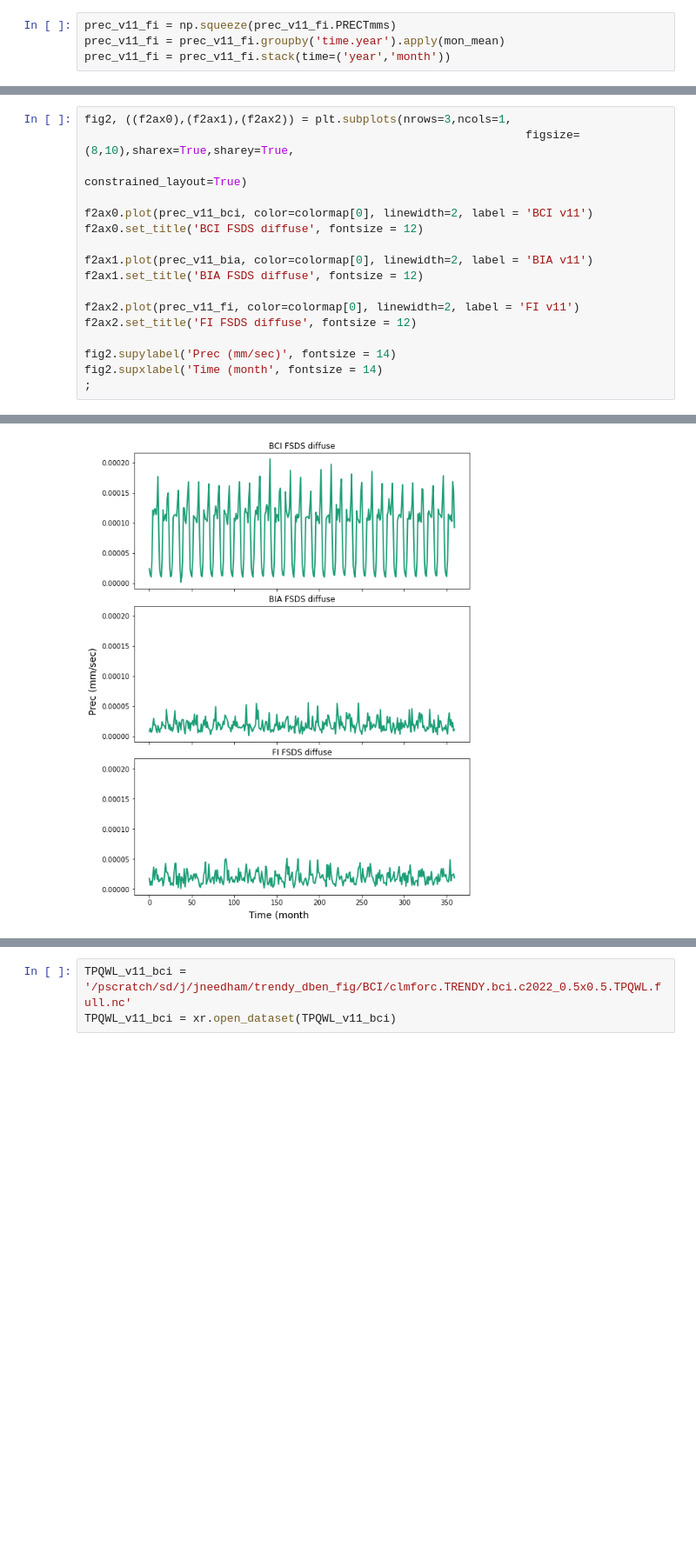
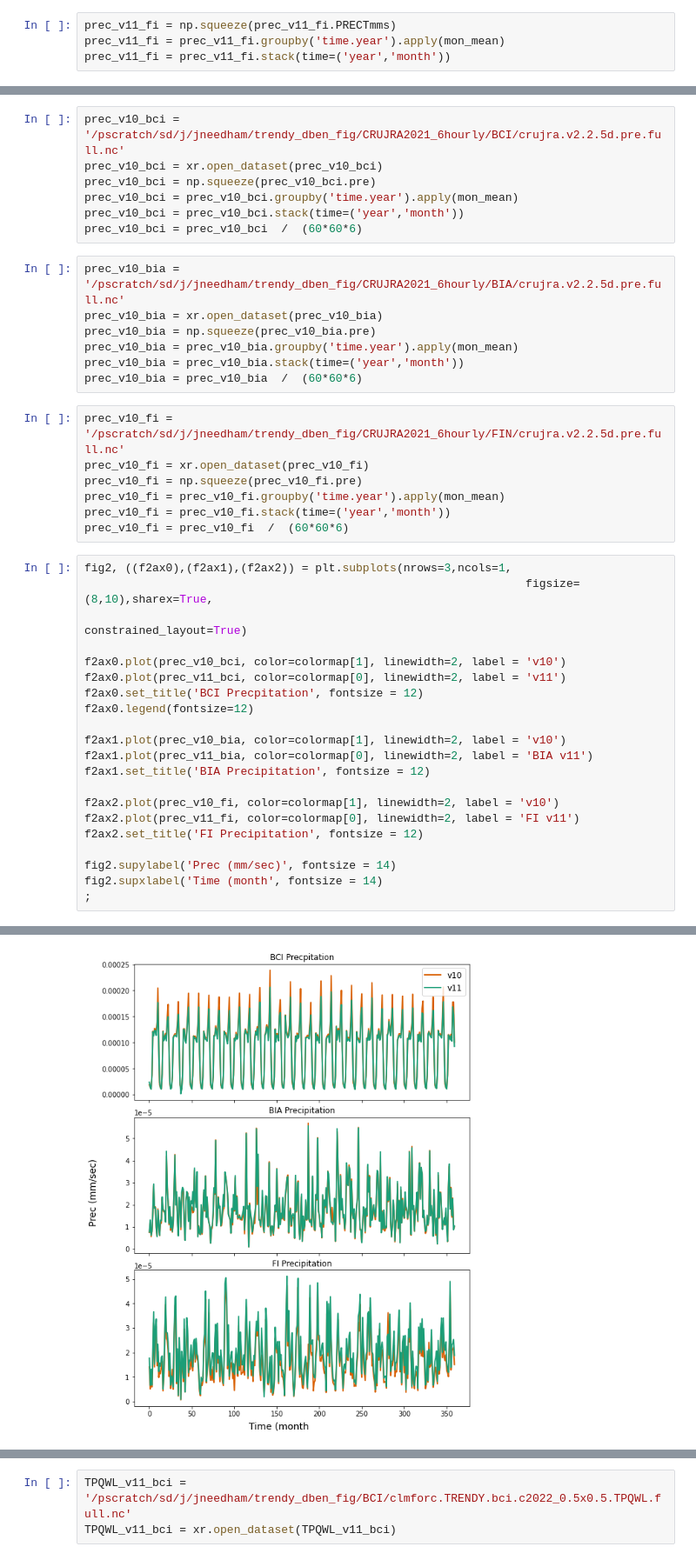
Before and after one commit to JessicaNeedham/FATES-plotting-scripts, a Jupyter notebook: Trendy_10_v_11.ipynb, the cells around one changed output, grey strips where cells are left out. Shown at 87% size. Saved outputs shown, nothing was run; the diff lists cells and outputs as text; blank space fills up the shorter version.

```diff
--- a/Trendy_10_v_11.ipynb
+++ b/Trendy_10_v_11.ipynb
@@ -116,20 +177,45 @@ prec_v11_fi = prec_v11_fi.stack(time=('year','month'))
+# %%
+prec_v10_bci = '/pscratch/sd/j/jneedham/trendy_dben_fig/CRUJRA2021_6hourly/BCI/crujra.v2.2.5d.pre.full.nc'
+prec_v10_bci = xr.open_dataset(prec_v10_bci)
+prec_v10_bci = np.squeeze(prec_v10_bci.pre)
+prec_v10_bci = prec_v10_bci.groupby('time.year').apply(mon_mean)
+prec_v10_bci = prec_v10_bci.stack(time=('year','month'))
+prec_v10_bci = prec_v10_bci  /  (60*60*6)
+# %%
+prec_v10_bia = '/pscratch/sd/j/jneedham/trendy_dben_fig/CRUJRA2021_6hourly/BIA/crujra.v2.2.5d.pre.full.nc'
+prec_v10_bia = xr.open_dataset(prec_v10_bia)
+prec_v10_bia = np.squeeze(prec_v10_bia.pre)
+prec_v10_bia = prec_v10_bia.groupby('time.year').apply(mon_mean)
+prec_v10_bia = prec_v10_bia.stack(time=('year','month'))
+prec_v10_bia = prec_v10_bia  /  (60*60*6)
+# %%
+prec_v10_fi = '/pscratch/sd/j/jneedham/trendy_dben_fig/CRUJRA2021_6hourly/FIN/crujra.v2.2.5d.pre.full.nc'
+prec_v10_fi = xr.open_dataset(prec_v10_fi)
+prec_v10_fi = np.squeeze(prec_v10_fi.pre)
+prec_v10_fi = prec_v10_fi.groupby('time.year').apply(mon_mean)
+prec_v10_fi = prec_v10_fi.stack(time=('year','month'))
+prec_v10_fi = prec_v10_fi  /  (60*60*6)
 # %%
 fig2, ((f2ax0),(f2ax1),(f2ax2)) = plt.subplots(nrows=3,ncols=1,
-                                                                 figsize=(8,10),sharex=True,sharey=True,
+                                                                 figsize=(8,10),sharex=True,
                                                                 constrained_layout=True)
 
-f2ax0.plot(prec_v11_bci, color=colormap[0], linewidth=2, label = 'BCI v11')
-f2ax0.set_title('BCI FSDS diffuse', fontsize = 12)
+f2ax0.plot(prec_v10_bci, color=colormap[1], linewidth=2, label = 'v10')
+f2ax0.plot(prec_v11_bci, color=colormap[0], linewidth=2, label = 'v11')
+f2ax0.set_title('BCI Precpitation', fontsize = 12)
+f2ax0.legend(fontsize=12)
 
+f2ax1.plot(prec_v10_bia, color=colormap[1], linewidth=2, label = 'v10')
 f2ax1.plot(prec_v11_bia, color=colormap[0], linewidth=2, label = 'BIA v11')
-f2ax1.set_title('BIA FSDS diffuse', fontsize = 12)
+f2ax1.set_title('BIA Precipitation', fontsize = 12)
 
+f2ax2.plot(prec_v10_fi, color=colormap[1], linewidth=2, label = 'v10')
 f2ax2.plot(prec_v11_fi, color=colormap[0], linewidth=2, label = 'FI v11')
-f2ax2.set_title('FI FSDS diffuse', fontsize = 12)
+f2ax2.set_title('FI Precipitation', fontsize = 12)
 
 fig2.supylabel('Prec (mm/sec)', fontsize = 14)
 fig2.supxlabel('Time (month', fontsize = 14)
 ;
 # %% [output]
 ''
-[figure, old version]
+[figure, new version]
```
Also changed, not shown: parts of 22 cells of this notebook.
